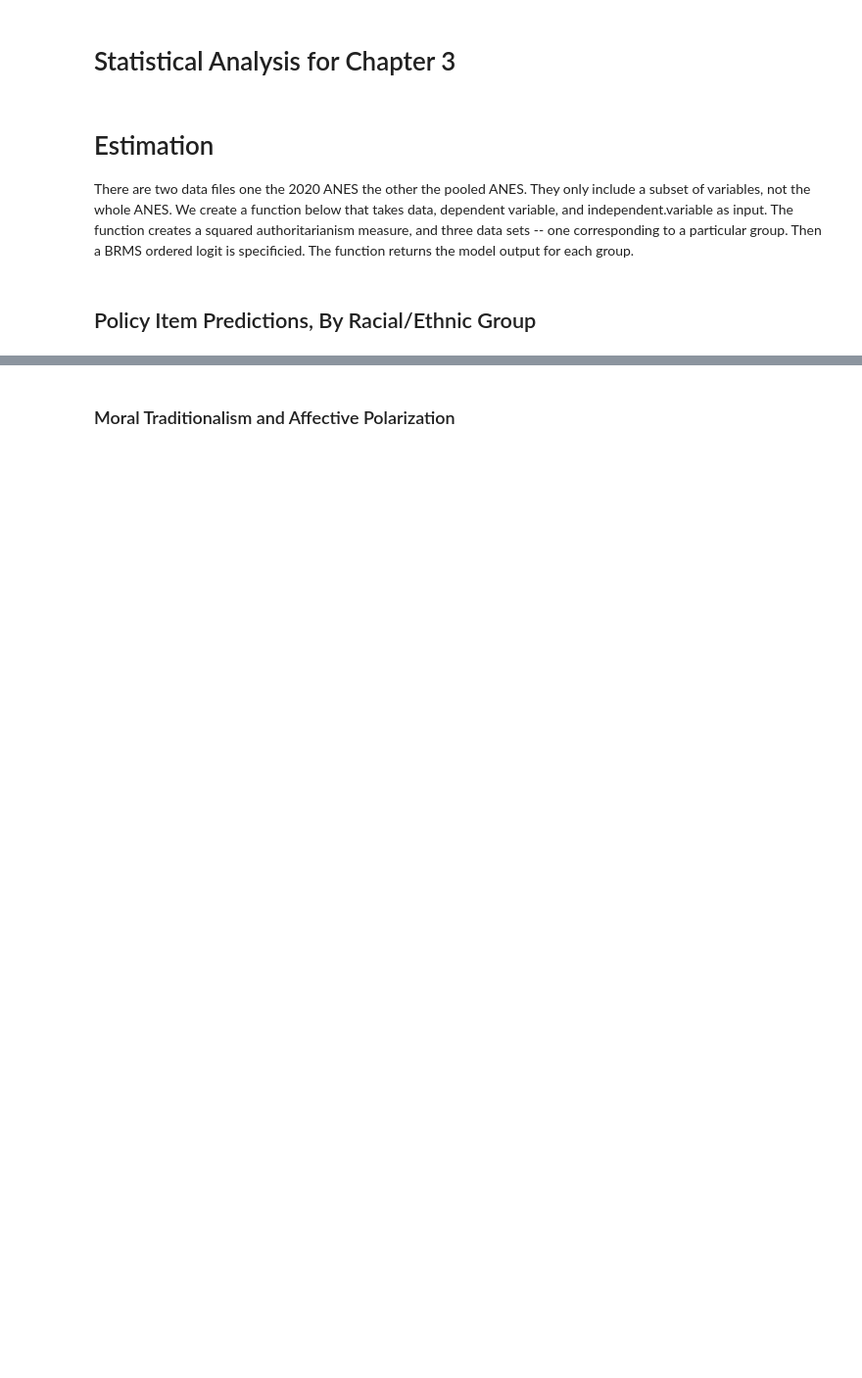
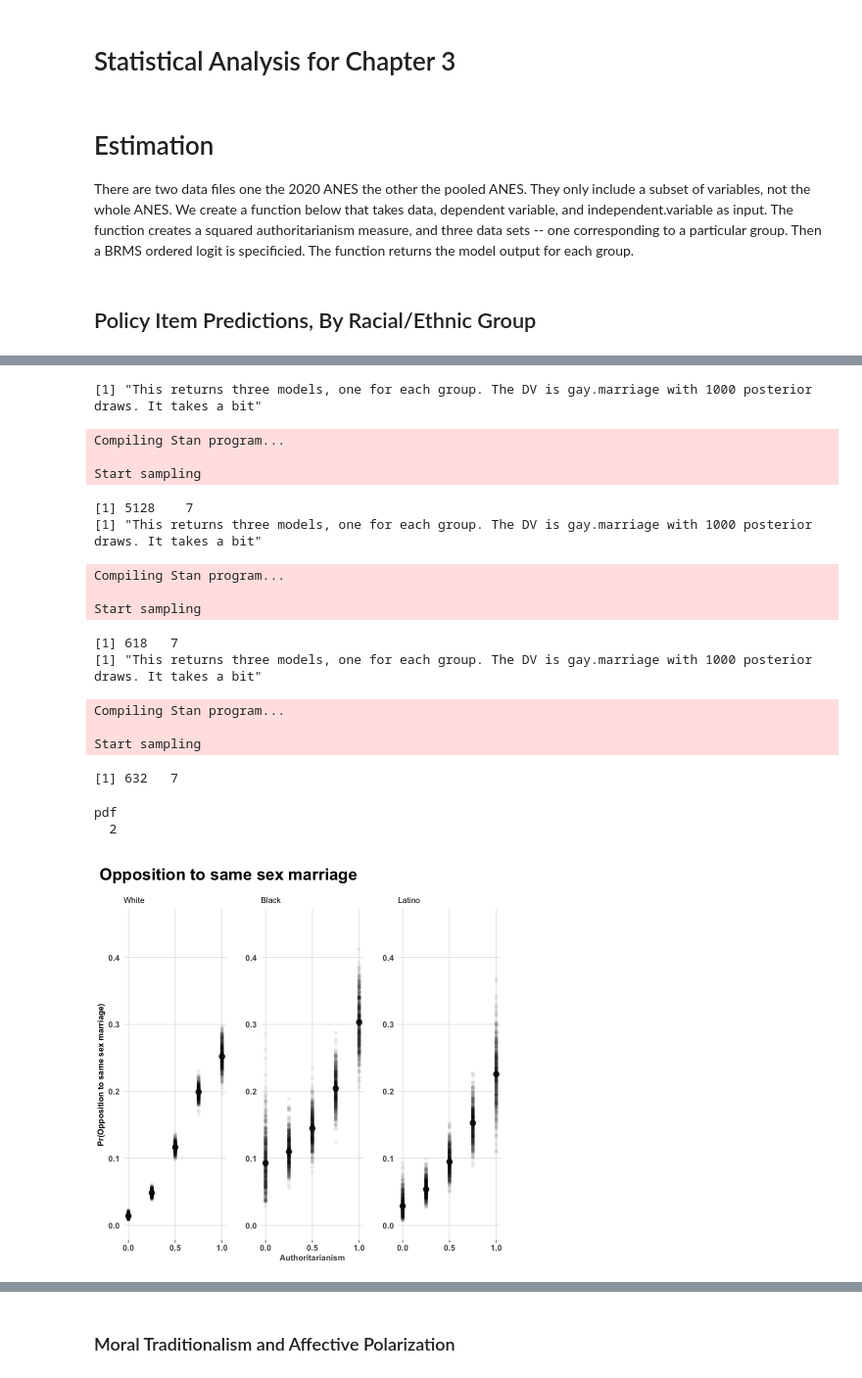
Before and after one commit to crweber9874/authoritarianism_uspolitics, a Jupyter notebook: Chapter Analysis/Chapter 3 Analysis/models_and_post_process.ipynb, the cells around one changed output, grey strips where cells are left out. Shown at 98% size. Cells and saved outputs as stored; diff of their text form; code cells hidden in the pictures; blank space fills up the shorter version.

```diff
--- a/Chapter Analysis/Chapter 3 Analysis/models_and_post_process.ipynb
+++ b/Chapter Analysis/Chapter 3 Analysis/models_and_post_process.ipynb
@@ -32,8 +60,36 @@ predPlot(data = ANES_2020, dependent.variable = "trans.military", plot.title = "
 # %%
-predPlot(data = ANES_2020, dependent.variable = "gay.marriage", plot.title = "Opposition to legal recognition of same sex marriage",
+predPlot(data = ANES_2020, dependent.variable = "gay.marriage", plot.title = "Opposition to same sex marriage",
                         chains = 1, cores = 8, plot.y = "logit",
                         seed = 1234, iter = 1000,
                         y.limits = c(0,0.45)) -> same.sex.plot
+
+
+
+  # write plot
+  same.sex.plot
+  # Save the plot as a PNG file
+  png("/Users/Chris/Dropbox/github_repos/Authoritarianism_book/authoritarianism_uspolitics/images/f3_2.png", width = 6, height = 6, units = "in", res = 400)
+  print(same.sex.plot)
+  dev.off()
+# %% [output]
+[1] "This returns three models, one for each group. The DV is gay.marriage with 1000 posterior draws. It takes a bit"
+Compiling Stan program...
+
+Start sampling
+[1] 5128    7
+[1] "This returns three models, one for each group. The DV is gay.marriage with 1000 posterior draws. It takes a bit"
+Compiling Stan program...
+
+Start sampling
+[1] 618   7
+[1] "This returns three models, one for each group. The DV is gay.marriage with 1000 posterior draws. It takes a bit"
+Compiling Stan program...
+
+Start sampling
+[1] 632   7
+pdf
+  2
+[figure, added]
 # %%
 predPlot(
   data = ANES_2020, dependent.variable = "moral.traditionalism", plot.title = "Moral Traditionalism",
```
Also changed, not shown: parts of 19 cells of this notebook, 8 other files.
